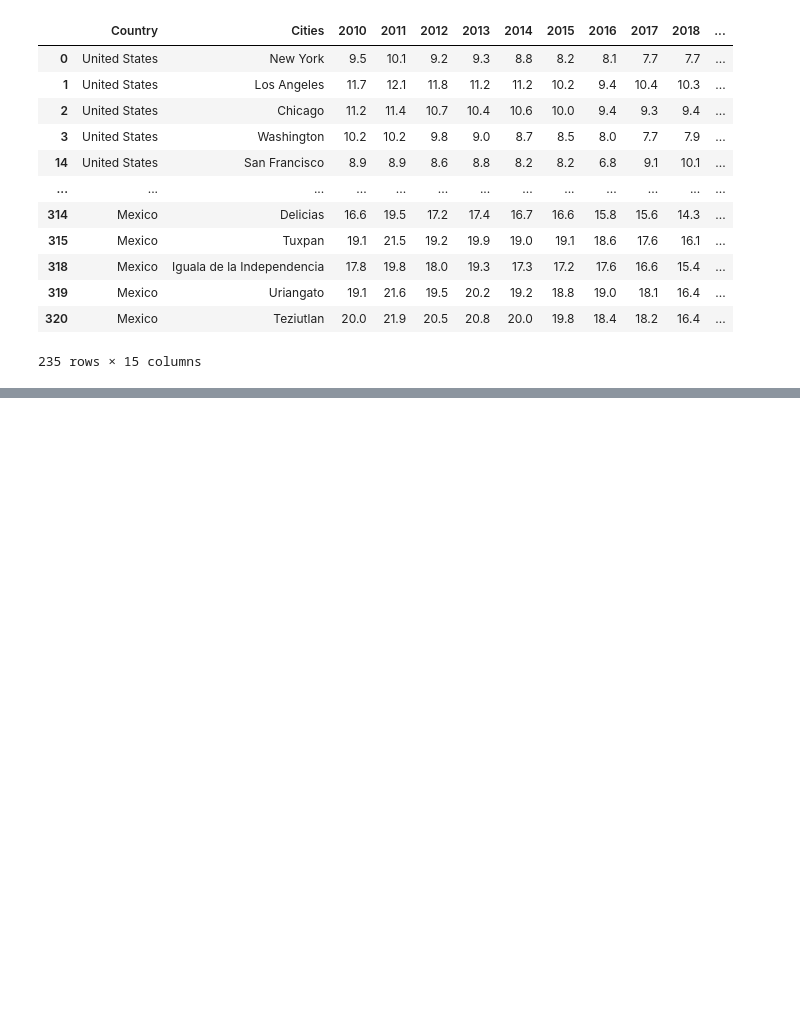
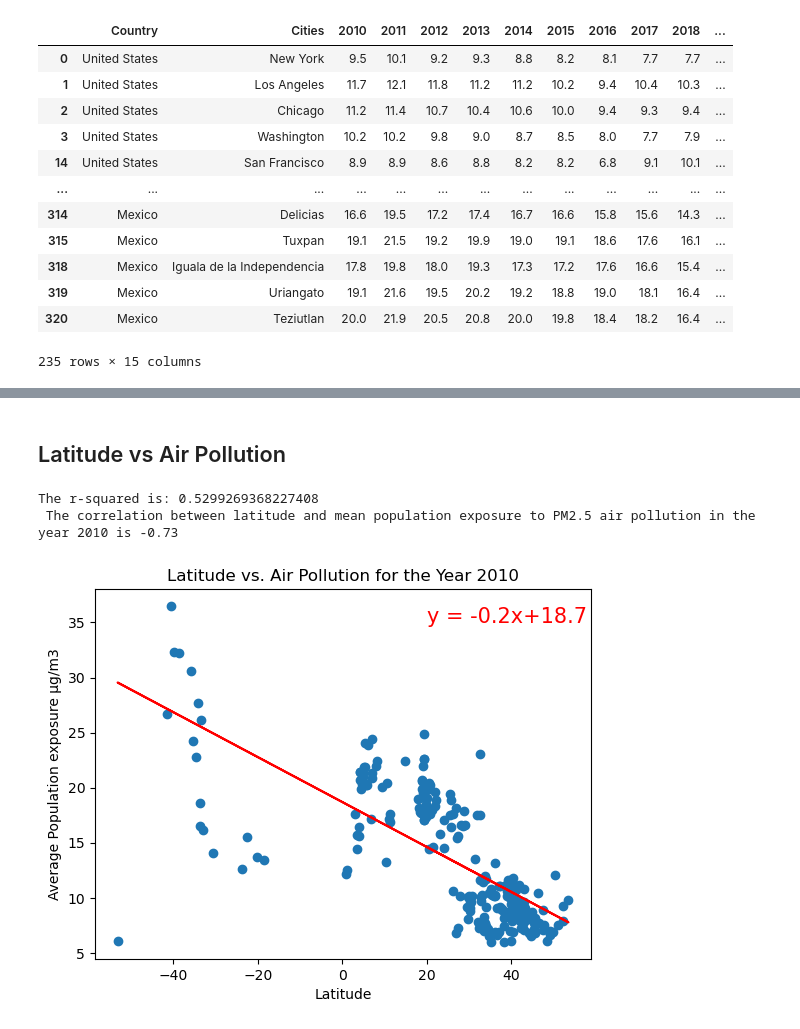
Before and after one commit to DiegoMartorell1620/Project1_Team7, a Jupyter notebook: Project 1 - Team 7.ipynb, the cells around one changed output, grey strips where cells are left out. Saved outputs shown, nothing was run; the diff lists cells and outputs as text; code cells hidden in the pictures; blank space fills up the shorter version.

```diff
--- a/Project 1 - Team 7.ipynb
+++ b/Project 1 - Team 7.ipynb
@@ -2459,0 +2534,30 @@ Southern_hemisphere.to_csv("Resources/Southern_Hemisphere_data.csv",index=False)
+# %% [markdown]
+## Latitude vs Air Pollution
+# %%
+xvalues = merged_df_no_duplicates["lat"]
+yvalues = merged_df_no_duplicates["2010"]
+
+plt.scatter(xvalues,yvalues)
+
+(slope, intercept, rvalue, pvalue, stderr) = st.linregress(xvalues, yvalues)
+regress_vals = xvalues * slope + intercept
+line_eq = "y = " + str(round(slope,2)) + "x+" + str(round(intercept,2))
+
+plt.plot(xvalues,regress_vals, "r-")
+plt.annotate(line_eq, (20,35), fontsize=15, color="red")
+
+plt.title("Latitude vs. Air Pollution for the Year 2010")
+plt.xlabel("Latitude")
+plt.ylabel("Average Population exposure µg/m3")
+
+
+correlation = st.pearsonr(xvalues,yvalues)
+print(f"The r-squared is: {rvalue**2}")
+print(f" The correlation between latitude and mean population exposure to PM2.5 air pollution in the year 2010 is {round(correlation[0],2)}")
+
+
+plt.show()
+# %% [output]
+The r-squared is: 0.5299269368227408
+ The correlation between latitude and mean population exposure to PM2.5 air pollution in the year 2010 is -0.73
+[figure, added]
```
Also changed, not shown: parts of 9 cells of this notebook.
